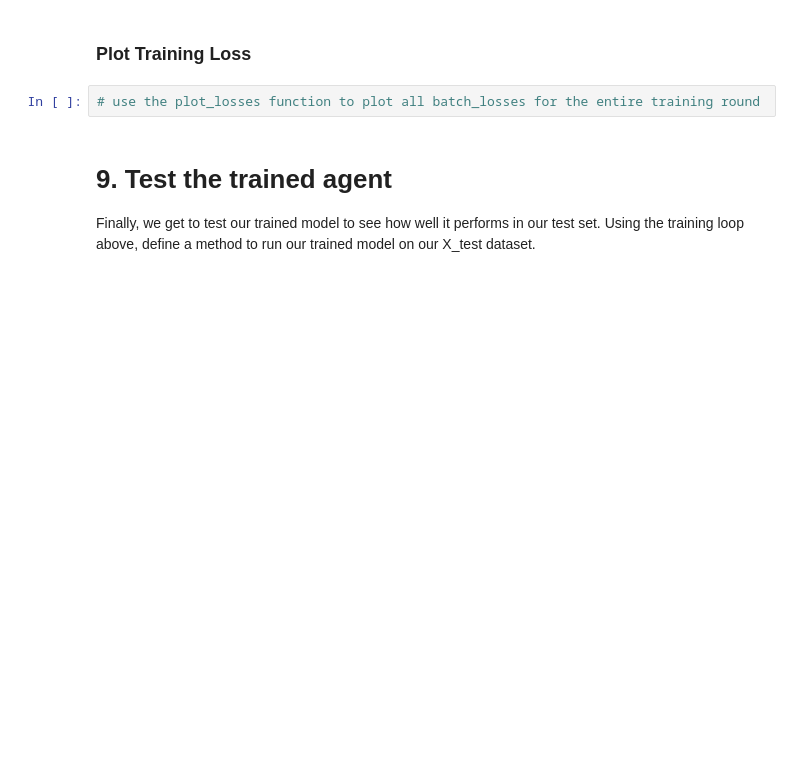
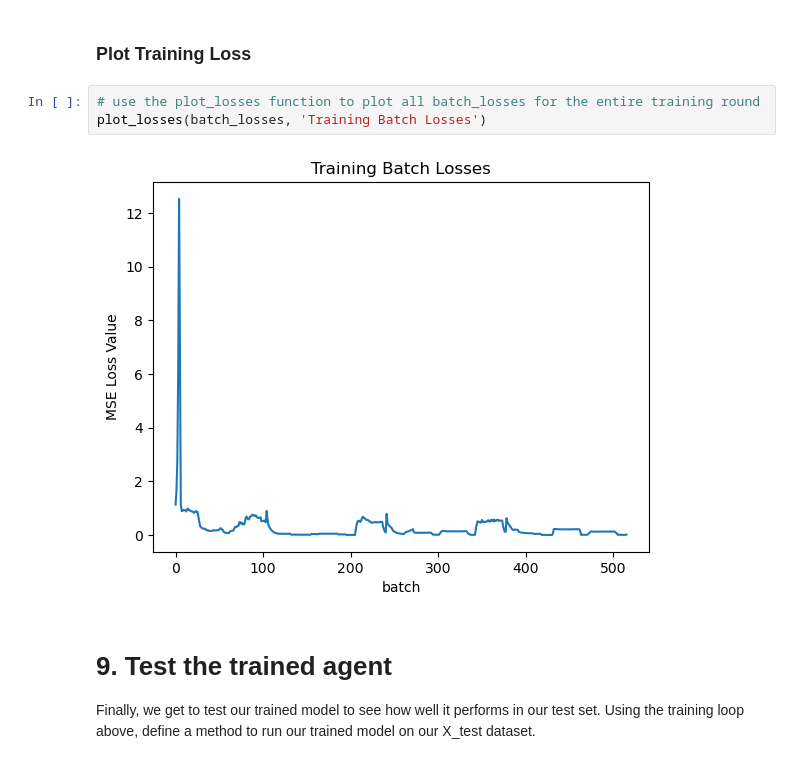
Before and after one commit to shh1v/CD13651-Project, a Jupyter notebook: Project/project_nb.ipynb, the cells around one changed output. Cells and saved outputs as stored; diff of their text form; blank space fills up the shorter version.

```diff
--- a/Project/project_nb.ipynb
+++ b/Project/project_nb.ipynb
@@ -586,6 +670,9 @@ for e in range(episode_count + 1):
 ### Plot Training Loss
 # %%
 # use the plot_losses function to plot all batch_losses for the entire training round
+plot_losses(batch_losses, 'Training Batch Losses')
+# %% [output]
+[figure, added]
 # %% [markdown]
 # 9. Test the trained agent
 Finally, we get to test our trained model to see how well it performs in our test set. Using the training loop above, define a method to run our trained model on our X_test dataset.
```
Also changed, not shown: parts of 8 cells of this notebook, 2 other files.
